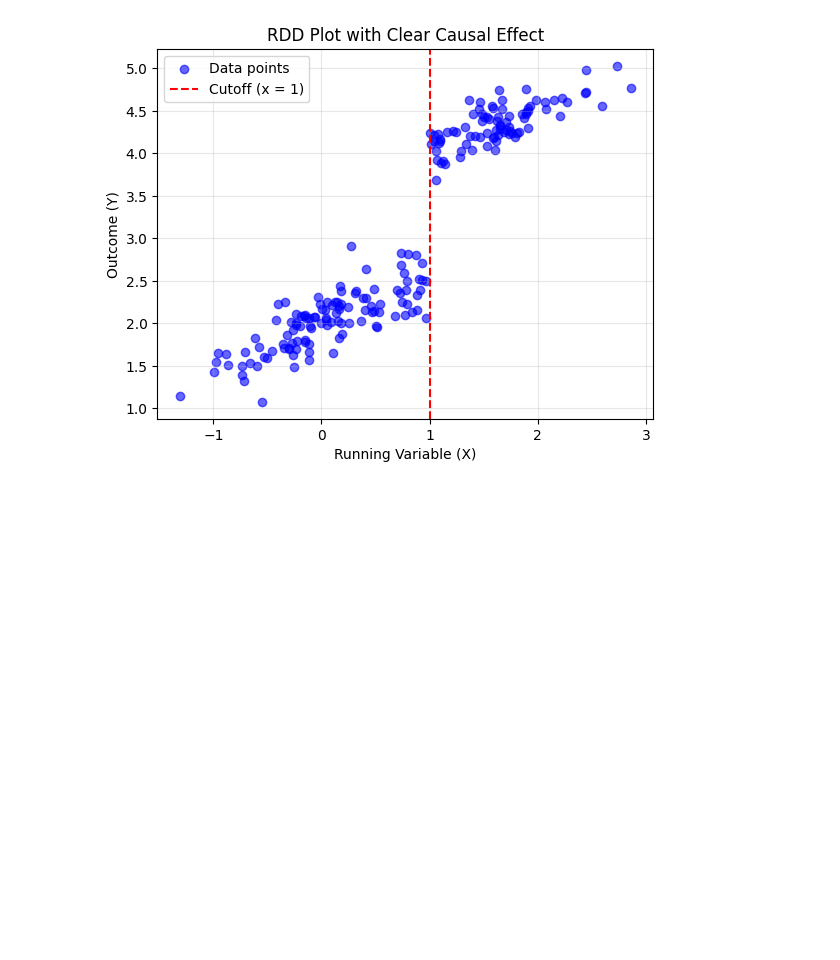
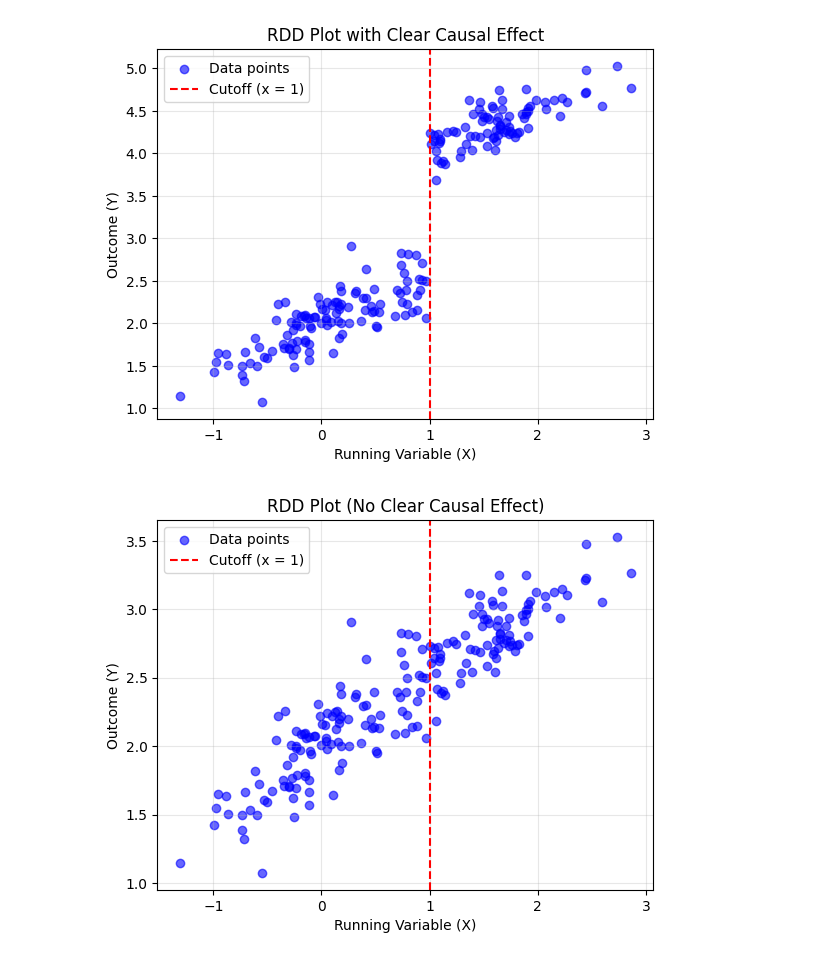
Before and after one commit to kabeerbora/ECON5625, a Jupyter notebook: RDD.ipynb, the cells around one changed output. Drawn from its saved outputs; the diff is of its cells as text; code cells hidden in the pictures; blank space fills up the shorter version.

```diff
--- a/RDD.ipynb
+++ b/RDD.ipynb
@@ -127,3 +127,27 @@ plt.grid(True, alpha=0.3)
 plt.show()
 # %% [output]
 [figure]
+# %%
+import numpy as np
+import matplotlib.pyplot as plt
+
+# Set random seed for reproducibility
+np.random.seed(42)
+
+# Generate data
+n_points = 200
+x = np.concatenate([np.random.normal(0, 0.5, n_points//2), np.random.normal(1.5, 0.5, n_points//2)])
+y = 2 + 0.5 * x + np.random.normal(0, 0.2, n_points)  # No jump at cutoff
+cutoff = 1
+
+# Create scatter plot
+plt.scatter(x, y, alpha=0.6, color='blue', label='Data points')
+plt.axvline(x=cutoff, color='red', linestyle='--', label=f'Cutoff (x = {cutoff})')
+plt.xlabel('Running Variable (X)')
+plt.ylabel('Outcome (Y)')
+plt.title('RDD Plot (No Clear Causal Effect)')
+plt.legend()
+plt.grid(True, alpha=0.3)
+plt.show()
+# %% [output]
+[figure, added]
```
